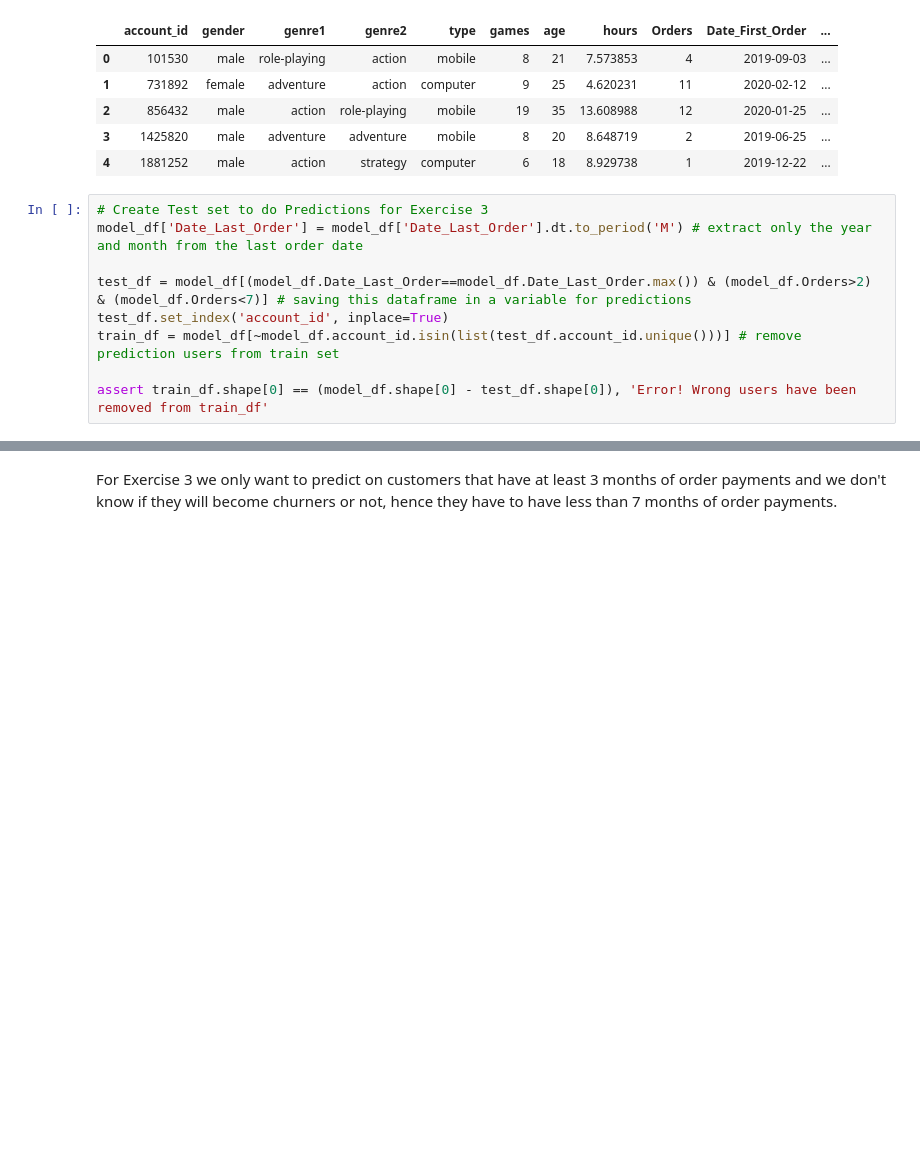
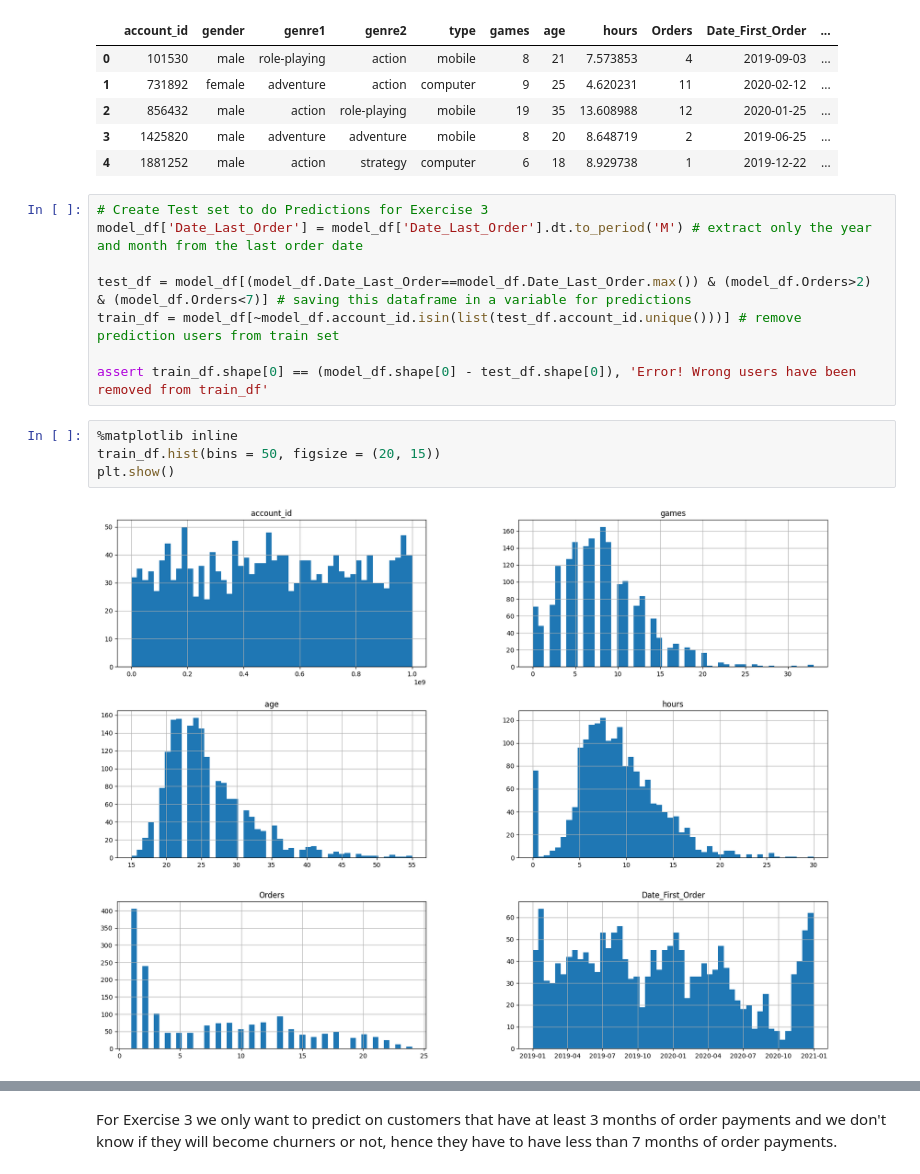
Before and after one commit to jorgecompleto/Qustodio-Technical-Test, a Jupyter notebook: Exercise_2_Churn_Prediction.ipynb, the cells around one changed output, grey strips where cells are left out. Saved outputs shown, nothing was run; the diff lists cells and outputs as text; blank space fills up the shorter version.

```diff
--- a/Exercise_2_Churn_Prediction.ipynb
+++ b/Exercise_2_Churn_Prediction.ipynb
@@ -189,7 +200,12 @@ model_df.head()
 model_df['Date_Last_Order'] = model_df['Date_Last_Order'].dt.to_period('M') # extract only the year and month from the last order date
 
 test_df = model_df[(model_df.Date_Last_Order==model_df.Date_Last_Order.max()) & (model_df.Orders>2) & (model_df.Orders<7)] # saving this dataframe in a variable for predictions
-test_df.set_index('account_id', inplace=True)
 train_df = model_df[~model_df.account_id.isin(list(test_df.account_id.unique()))] # remove prediction users from train set
 
 assert train_df.shape[0] == (model_df.shape[0] - test_df.shape[0]), 'Error! Wrong users have been removed from train_df'
+# %%
+%matplotlib inline
+train_df.hist(bins = 50, figsize = (20, 15))
+plt.show()
+# %% [output]
+[figure, added]
```
Also changed, not shown: parts of 38 cells of this notebook.
